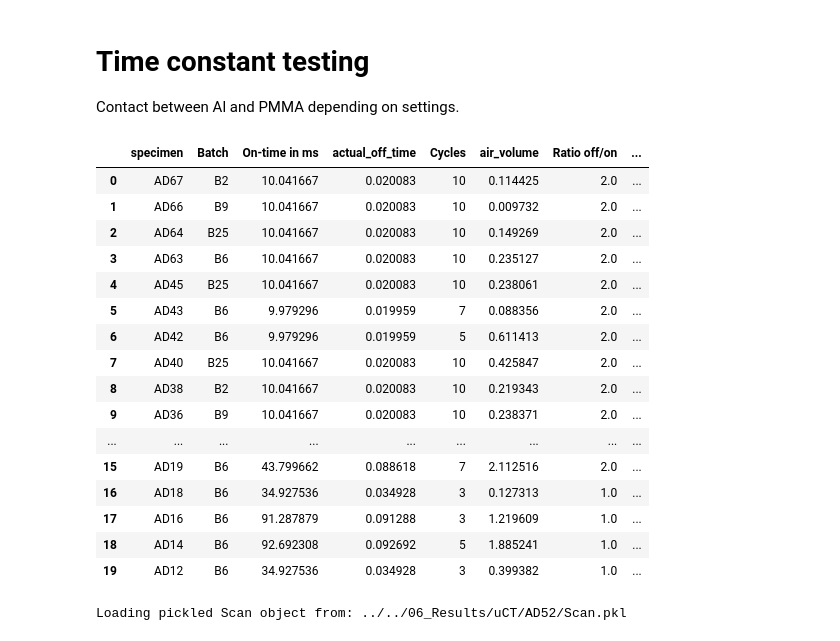
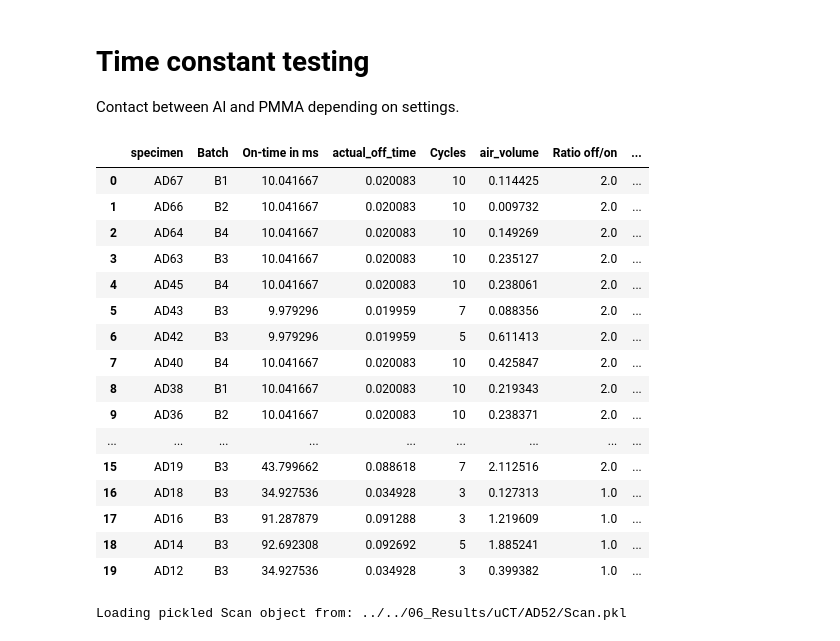
Before and after one commit to Eudoxosfly/Masterthesis, a Jupyter notebook: uCT_analysis/visualization.ipynb, the cells around one changed output. Drawn from its saved outputs; the diff is of its cells as text; code cells hidden in the pictures.

```diff
--- a/uCT_analysis/visualization.ipynb
+++ b/uCT_analysis/visualization.ipynb
@@ -132,7 +141,7 @@ b9 = specimen_overview[(specimen_overview["Batch"] == "B9") & analysed]["specime
 b25 = specimen_overview[(specimen_overview["Batch"] == "B25") & analysed]["specimen"].values
 
 batch_list = [b2, b6, b9, b25]
-batch_names = ["B2 (overetched)", "B6 (structured)", "B9 (raw)", "B25 (structured)"]
+batch_names = ["B1", "B3", "B2", "B4"]
 diameter_distribution = {}
 cumulative_volume = {}
 for batch, name in zip(batch_list, batch_names):
@@ -210,50 +228,51 @@ df = specimen_overview[
 
 settings = df["settings"].apply(lambda x: [int(ii) for ii in re.findall(r'\d+', x)]).values
 all_settings = []
 for setting in settings:
     if setting == []:  # Standard setting
         all_settings.append(
             get_func_gen_settings(on_time=0.01, off_time=0.02, passes=10, focus_distance=45, verbose=False))
     else:
         all_settings.append(
             get_func_gen_settings(on_time=setting[1] * 1e-3, off_time=setting[2] * 1e-3, passes=setting[0],
                                   focus_distance=45, verbose=False))
 
 df = df.reset_index(drop=True)
 df_settings = pd.DataFrame(all_settings)
 df = df.join(df_settings[["actual_on_time", "actual_off_time", "passes"]])
+df.replace(["B2", "B9", "B6", "B25"], ["B1", "B2", "B3", "B4"], inplace=True)
 df["air_volume"] = [analytics[specimen]["mask_analytics"]["total_air_volume_mm3"] for specimen in
                     df["specimen"]]
 df["Ratio off/on"] = np.round(df["actual_off_time"] / df["actual_on_time"])
 df["Density in $\mathrm{mm}^{-2}$"] = [1 / (np.mean(analytics[specimen]["2d_cell_area"])) for specimen
                                        in df["specimen"]]
 df["Contact"] = [100 - analytics[specimen]["mask_analytics"]["contact_air_Al_percent"] for specimen in df["specimen"]]
 df = df.drop(["settings"], axis=1)
 df["actual_on_time"] = df["actual_on_time"] * 1e3
 df.rename({"passes": "Cycles", "actual_on_time": "On-time in ms"}, axis=1, inplace=True)
-df_woBatch = df[df["Batch"] == "B6"].drop("Batch", axis=1)
+df_woBatch = df[df["Batch"] == "B3"].drop("Batch", axis=1)
 df_batches = df[(df["On-time in ms"].round() == 10)
                 & (df["Ratio off/on"] == 2.0)
                 & (df["Cycles"] == 10)]
 df
 # %% [output]
 |  | specimen | Batch | On-time in ms | actual_off_time | Cycles | air_volume | Ratio off/on | ... |
-| 0 | AD67 | B2 | 10.041667 | 0.020083 | 10 | 0.114425 | 2.0 | ... |
-| 1 | AD66 | B9 | 10.041667 | 0.020083 | 10 | 0.009732 | 2.0 | ... |
-| 2 | AD64 | B25 | 10.041667 | 0.020083 | 10 | 0.149269 | 2.0 | ... |
-| 3 | AD63 | B6 | 10.041667 | 0.020083 | 10 | 0.235127 | 2.0 | ... |
-| 4 | AD45 | B25 | 10.041667 | 0.020083 | 10 | 0.238061 | 2.0 | ... |
-| 5 | AD43 | B6 | 9.979296 | 0.019959 | 7 | 0.088356 | 2.0 | ... |
-| 6 | AD42 | B6 | 9.979296 | 0.019959 | 5 | 0.611413 | 2.0 | ... |
-| 7 | AD40 | B25 | 10.041667 | 0.020083 | 10 | 0.425847 | 2.0 | ... |
-| 8 | AD38 | B2 | 10.041667 | 0.020083 | 10 | 0.219343 | 2.0 | ... |
-| 9 | AD36 | B9 | 10.041667 | 0.020083 | 10 | 0.238371 | 2.0 | ... |
+| 0 | AD67 | B1 | 10.041667 | 0.020083 | 10 | 0.114425 | 2.0 | ... |
+| 1 | AD66 | B2 | 10.041667 | 0.020083 | 10 | 0.009732 | 2.0 | ... |
+| 2 | AD64 | B4 | 10.041667 | 0.020083 | 10 | 0.149269 | 2.0 | ... |
+| 3 | AD63 | B3 | 10.041667 | 0.020083 | 10 | 0.235127 | 2.0 | ... |
+| 4 | AD45 | B4 | 10.041667 | 0.020083 | 10 | 0.238061 | 2.0 | ... |
+| 5 | AD43 | B3 | 9.979296 | 0.019959 | 7 | 0.088356 | 2.0 | ... |
+| 6 | AD42 | B3 | 9.979296 | 0.019959 | 5 | 0.611413 | 2.0 | ... |
+| 7 | AD40 | B4 | 10.041667 | 0.020083 | 10 | 0.425847 | 2.0 | ... |
+| 8 | AD38 | B1 | 10.041667 | 0.020083 | 10 | 0.219343 | 2.0 | ... |
+| 9 | AD36 | B2 | 10.041667 | 0.020083 | 10 | 0.238371 | 2.0 | ... |
 | ... | ... | ... | ... | ... | ... | ... | ... | ... |
-| 15 | AD19 | B6 | 43.799662 | 0.088618 | 7 | 2.112516 | 2.0 | ... |
-| 16 | AD18 | B6 | 34.927536 | 0.034928 | 3 | 0.127313 | 1.0 | ... |
-| 17 | AD16 | B6 | 91.287879 | 0.091288 | 3 | 1.219609 | 1.0 | ... |
-| 18 | AD14 | B6 | 92.692308 | 0.092692 | 5 | 1.885241 | 1.0 | ... |
-| 19 | AD12 | B6 | 34.927536 | 0.034928 | 3 | 0.399382 | 1.0 | ... |
+| 15 | AD19 | B3 | 43.799662 | 0.088618 | 7 | 2.112516 | 2.0 | ... |
+| 16 | AD18 | B3 | 34.927536 | 0.034928 | 3 | 0.127313 | 1.0 | ... |
+| 17 | AD16 | B3 | 91.287879 | 0.091288 | 3 | 1.219609 | 1.0 | ... |
+| 18 | AD14 | B3 | 92.692308 | 0.092692 | 5 | 1.885241 | 1.0 | ... |
+| 19 | AD12 | B3 | 34.927536 | 0.034928 | 3 | 0.399382 | 1.0 | ... |
 # %%
 # specimen = "AD52"
 # path = "../../04_uCT/" + specimen + "/"
```
Also changed, not shown: parts of 7 cells of this notebook, 15 other files.
